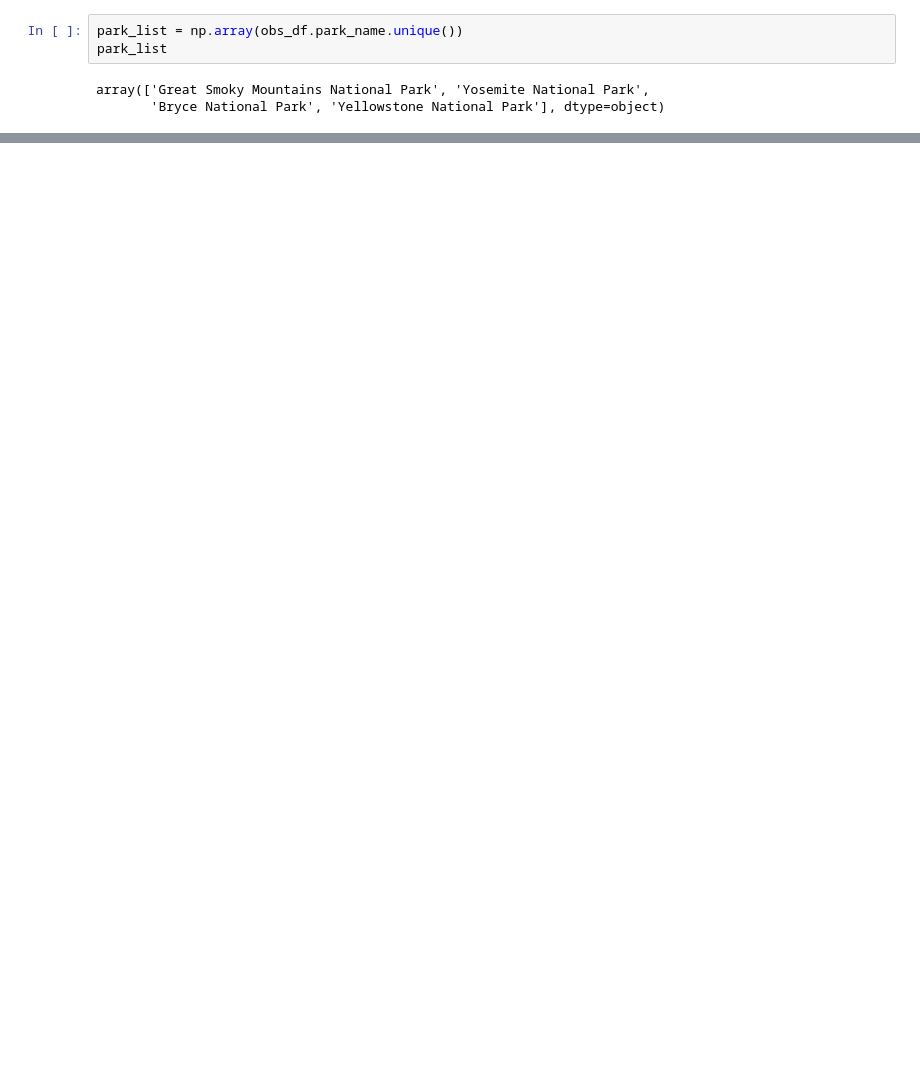
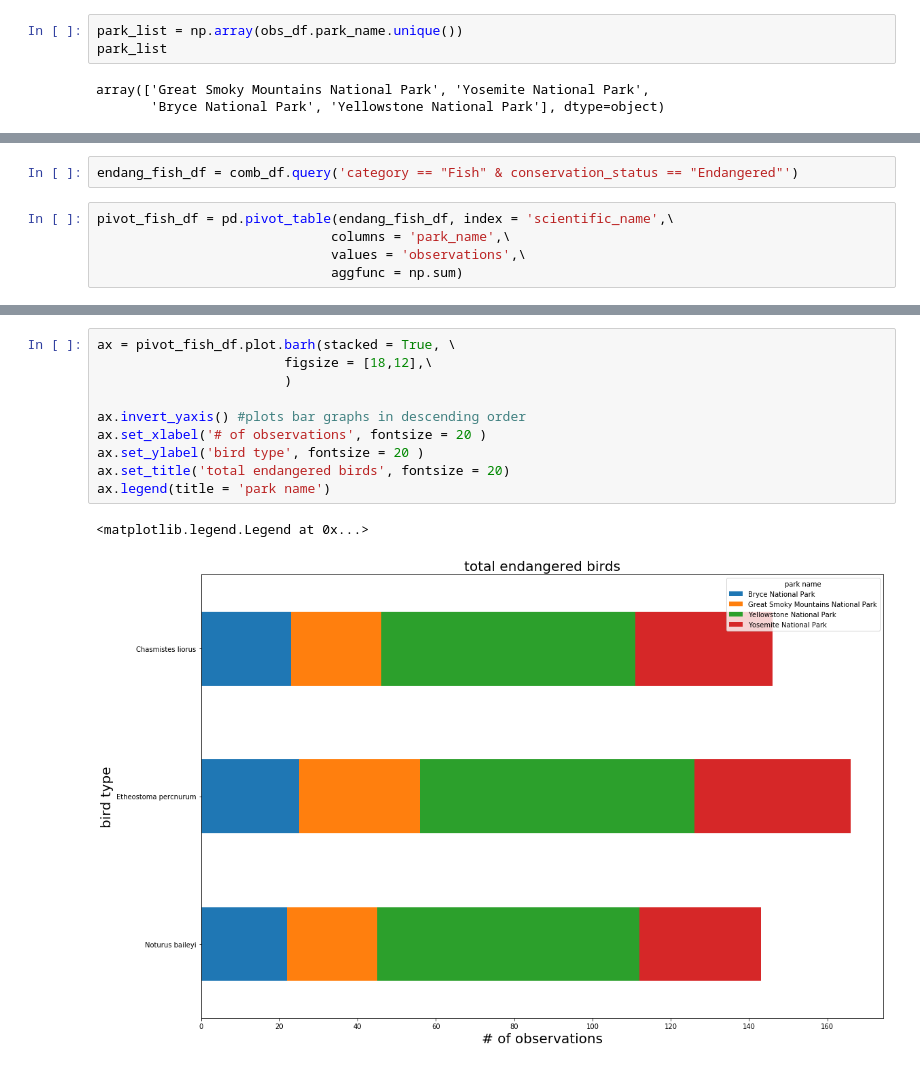
Before and after one commit to sauyeung92/Biodiversity_Capstone, a Jupyter notebook: biodiversity.ipynb, the cells around one changed output, grey strips where cells are left out. Drawn from its saved outputs; the diff is of its cells as text; blank space fills up the shorter version.

```diff
--- a/biodiversity.ipynb
+++ b/biodiversity.ipynb
@@ -116,0 +328,7 @@ array(['Great Smoky Mountains National Park', 'Yosemite National Park',
+# %%
+endang_fish_df = comb_df.query('category == "Fish" & conservation_status == "Endangered"')
+# %%
+pivot_fish_df = pd.pivot_table(endang_fish_df, index = 'scientific_name',\
+                              columns = 'park_name',\
+                              values = 'observations',\
+                              aggfunc = np.sum)
@@ -116,0 +343,13 @@ array(['Great Smoky Mountains National Park', 'Yosemite National Park',
+# %%
+ax = pivot_fish_df.plot.barh(stacked = True, \
+                        figsize = [18,12],\
+                        )
+
+ax.invert_yaxis() #plots bar graphs in descending order
+ax.set_xlabel('# of observations', fontsize = 20 )
+ax.set_ylabel('bird type', fontsize = 20 )
+ax.set_title('total endangered birds', fontsize = 20)
+ax.legend(title = 'park name')
+# %% [output]
+<matplotlib.legend.Legend at 0x...>
+[figure, added]
```
Also changed, not shown: parts of 37 cells of this notebook.
